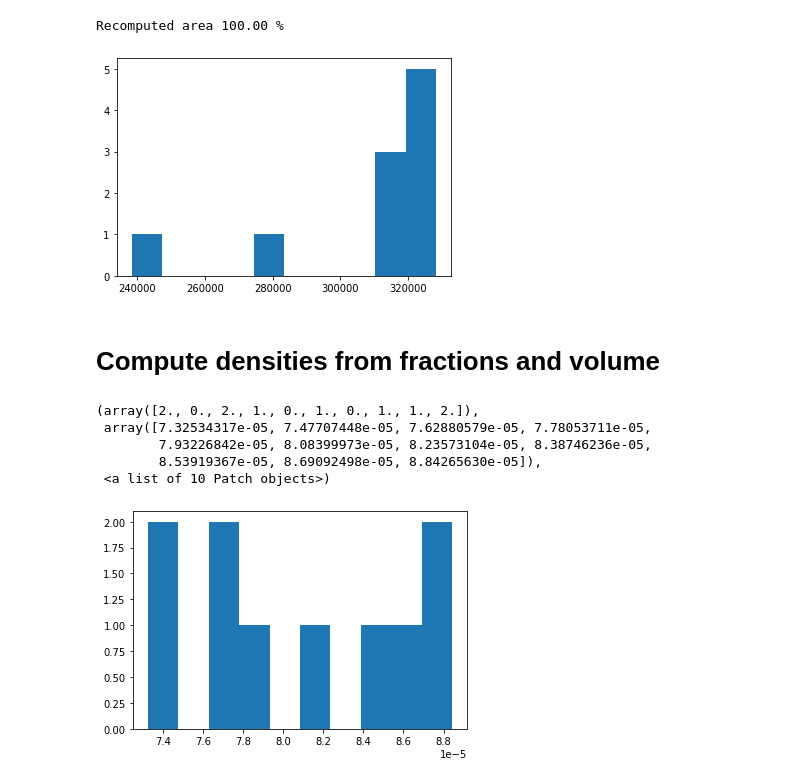
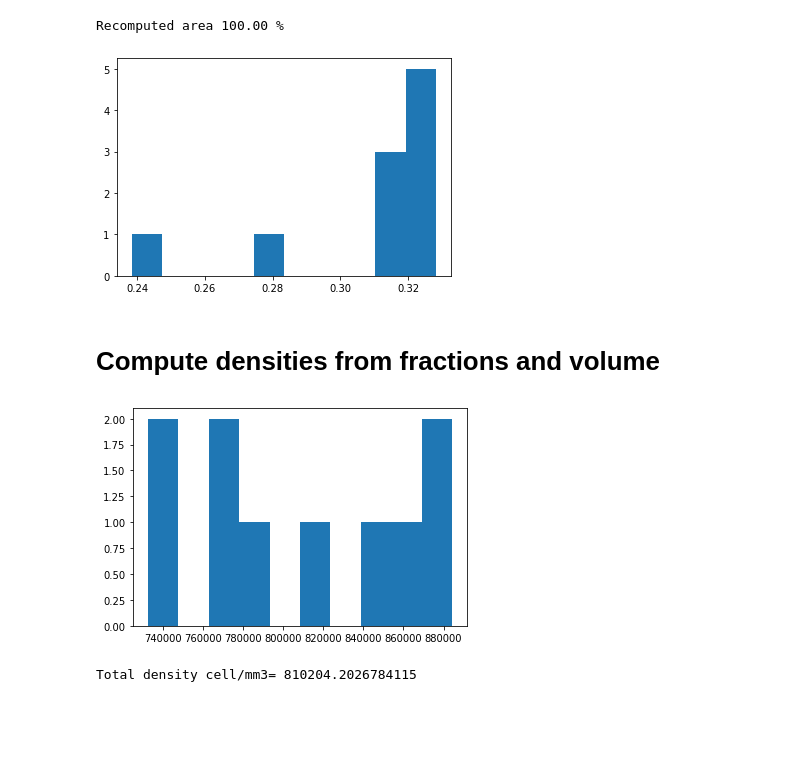
Before and after one commit to jacquemi-bbp/rat_sscx_nissl_analysis, a Jupyter notebook: notebook/rat_SSCX_Nissl_processing.ipynb, the cells around one changed output. Cells and saved outputs as stored; diff of their text form; code cells hidden in the pictures; blank space fills up the shorter version.

Commit message:
Convert to cubic millimeter

```diff
--- a/notebook/rat_SSCX_Nissl_processing.ipynb
+++ b/notebook/rat_SSCX_Nissl_processing.ipynb
@@ -69,7 +71,7 @@ s1_coordinates = np.array(s1_geo["features"][0]["geometry"]["coordinates"][0]) *
 s1_button=s1_coordinates[:,1].min()
 s1_top=s1_coordinates[:,1].max()
 print('button {}, top {}'.format(s1_button, s1_top))
-z_length = 50 # um
+z_length = 50 / 10e3 # mm
 nb_slice = 10
 # %% [output]
 button 255.3576184663844, top 2615.858530631255
@@ -123,25 +125,26 @@ split_polygons.append(polygon_to_split)
 # %% [markdown]
 # Verify slices area
 # %%
-split_polygon_areas = [polygon.area for polygon in split_polygons]
+split_polygon_areas = [(polygon.area / 1e6) for polygon in split_polygons]
 total_area = sum(split_polygon_areas)
-print('Recomputed area {:.2f} %'.format((total_area / s1_polygon.area) * 100))
+print('Recomputed area {:.2f} %'.format((total_area / (s1_polygon.area / 1e6)) * 100))
 # %% [output]
 Recomputed area 100.00 %
 # %%
-_= plt.hist(split_polygon_areas)
+_= plt.hist(split_polygon_areas) # square millimeter mm2
 # %% [output]
-[figure, old version]
+[figure, new version]
 # %% [markdown]
 # Compute densities from fractions and volume
 # %%
 densities = nb_points_per_bin / (np.array(split_polygon_areas) * z_length)
 # %%
-plt.hist(densities) # nb_cell by um3
+_ = plt.hist(densities) # nb_cell by cubic millimeter mm3
 # %% [output]
-(array([2., 0., 2., 1., 0., 1., 0., 1., 1., 2.]),
- array([7.32534317e-05, 7.47707448e-05, 7.62880579e-05, 7.78053711e-05,
-        7.93226842e-05, 8.08399973e-05, 8.23573104e-05, 8.38746236e-05,
-        8.53919367e-05, 8.69092498e-05, 8.84265630e-05]),
- <a list of 10 Patch objects>)
-[figure, old version]
+[figure, new version]
+# %%
+nb_cell = len(df_404)
+total_volume = s1_polygon.area / 1e6 * z_length
+print('Total density cell/mm3=', nb_cell / total_volume)
+# %% [output]
+Total density cell/mm3= 810204.2026784115
```
Also changed, not shown: parts of 6 cells of this notebook.
